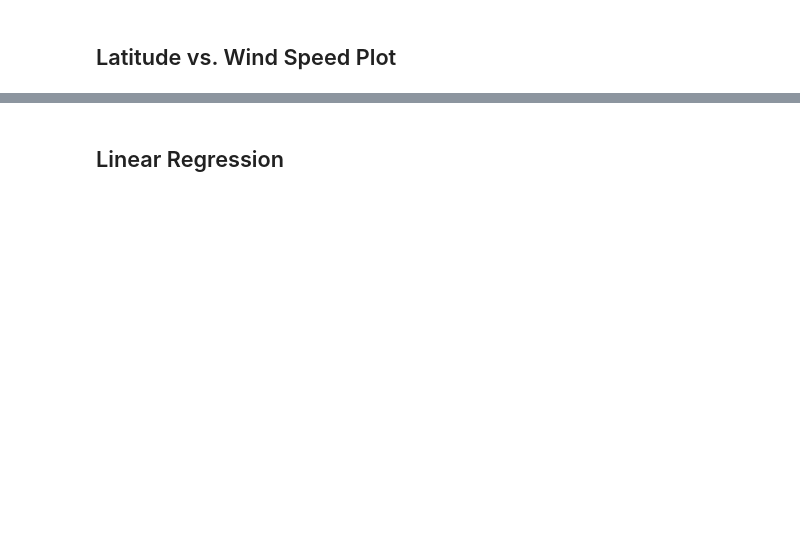
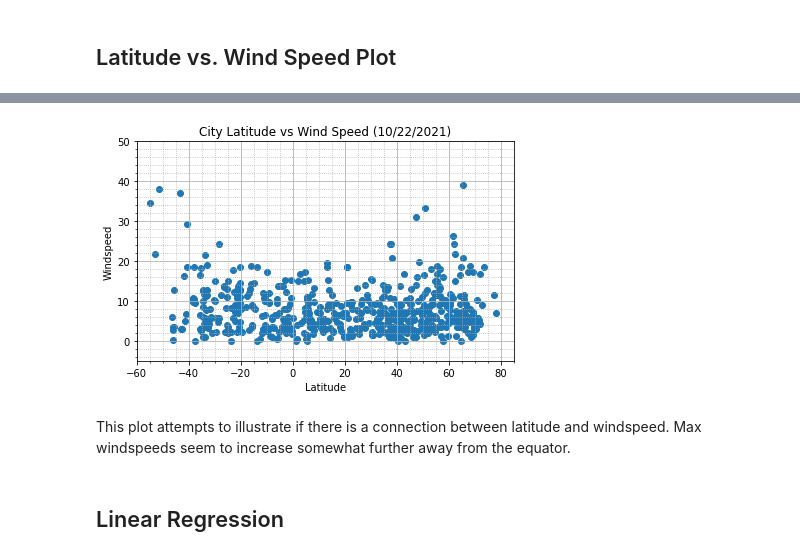
Before and after one commit to cchickowski/OpenWeather-API-Analysis, a Jupyter notebook: WeatherPy.ipynb, the cells around one changed output, grey strips where cells are left out. Saved outputs shown, nothing was run; the diff lists cells and outputs as text; code cells hidden in the pictures; blank space fills up the shorter version.

```diff
--- a/WeatherPy.ipynb
+++ b/WeatherPy.ipynb
@@ -165,2 +226,22 @@ Int64Index([], dtype='int64')
+# %%
+x_vals = cities_data_df["Latitude"]
+y_vals = cities_data_df["Wind Speed"]
+
+plt.scatter(x_vals,y_vals)
+plt.title('City Latitude vs Wind Speed (10/22/2021)')
+plt.xlabel('Latitude')
+plt.ylabel('Windspeed')
+plt.ylim(-5, 50)
+plt.xlim(-60, 85)
+plt.minorticks_on()
+plt.grid(which='major', linestyle='-')
+plt.grid(which='minor', linestyle=':')
+plt.tight_layout()
+plt.savefig("latvswindspeed.png")
+plt.show()
+# %% [output]
+[figure, added]
+# %% [markdown]
+This plot attempts to illustrate if there is a connection between latitude and windspeed. Max windspeeds seem to increase somewhat further away from the equator.
 # %% [markdown]
 ## Linear Regression
```
Also changed, not shown: parts of 46 cells of this notebook, 15 other files.
